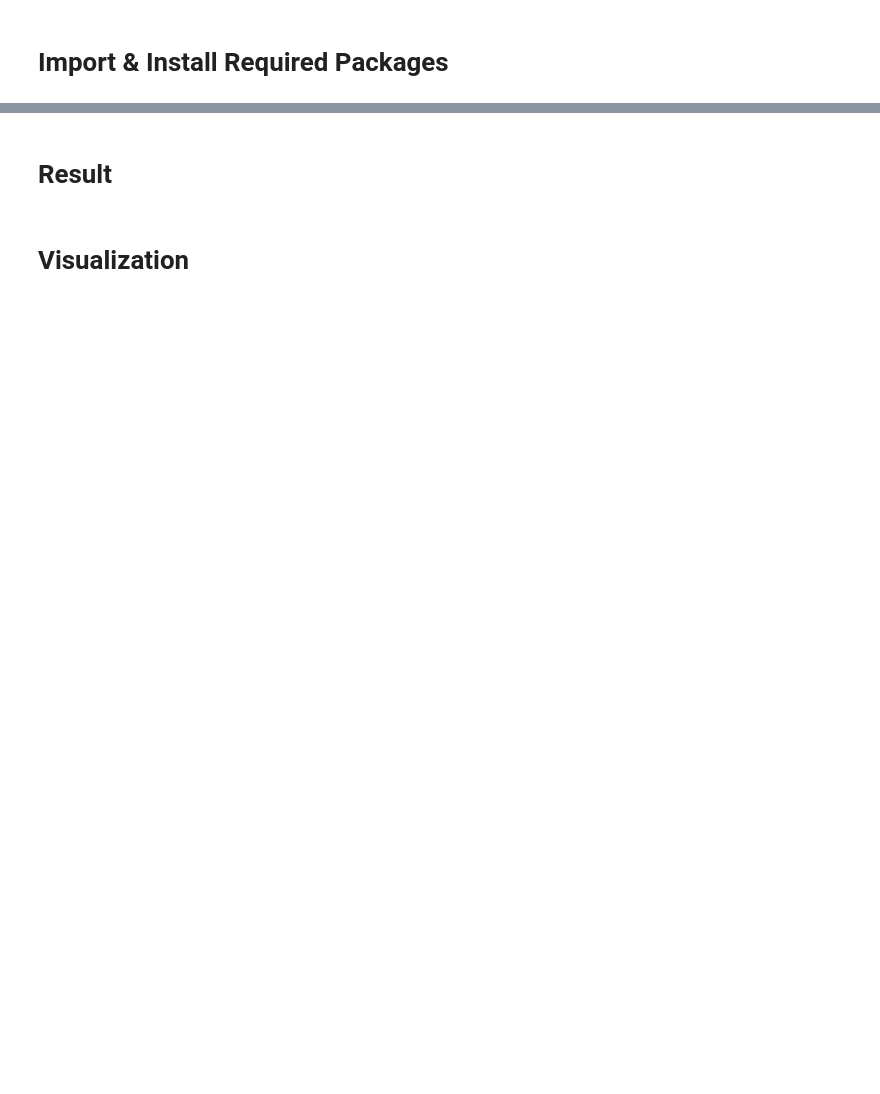
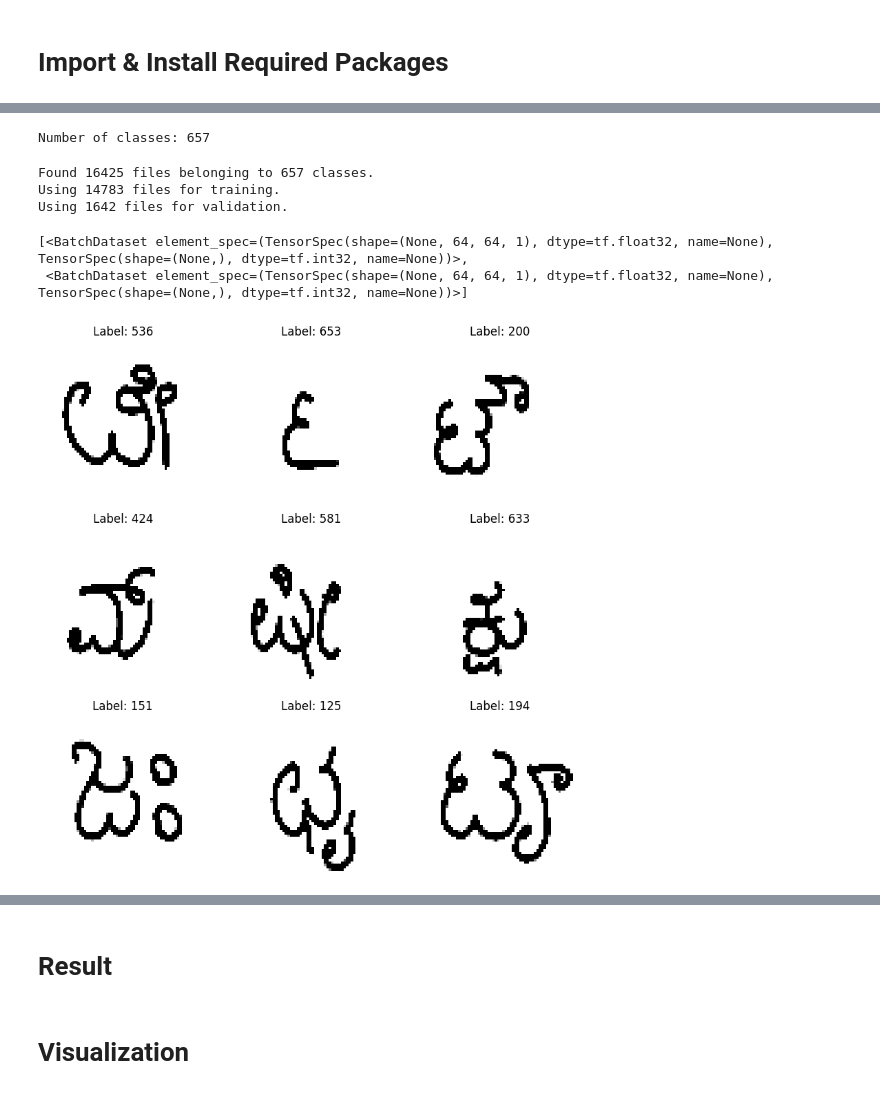
Before and after one commit to onesinus/cnn-model-optimizing, a Jupyter notebook: model-1-kanada.ipynb, the cells around one changed output, grey strips where cells are left out. Cells and saved outputs as stored; diff of their text form; code cells hidden in the pictures; blank space fills up the shorter version.

```diff
--- a/model-1-kanada.ipynb
+++ b/model-1-kanada.ipynb
@@ -142 +77,55 @@ Y Test data shape: (500, 200)
+# %%
+num_classes = len([name for name in os.listdir(organized_dataset_directory) if os.path.isdir(os.path.join(organized_dataset_directory, name))])
+
+print(f"Number of classes: {num_classes}")
+# %% [output]
+Number of classes: 657
+# %%
+# Load images using image_dataset_from_directory
+dataset_path = "E:/Lian/S2/Datasets/kannada_characters/organized"
+
+# Parameters
+image_size = (64, 64)  # Image dimensions
+batch_size = 32  # Batch size
+
+# Create train and test datasets
+dataset = image_dataset_from_directory(
+    dataset_path,
+    image_size=image_size,
+    color_mode='grayscale',
+    batch_size=batch_size,
+    label_mode='int',
+    validation_split=0.1,  # Split data into 90% training, 10% validation
+    subset='both',
+    seed=42
+)
+
+# Unpack train and validation datasets
+train_dataset, test_dataset = dataset
+
+# Normalize pixel values
+normalization_layer = tf.keras.layers.Rescaling(1./255)
+train_dataset = train_dataset.map(lambda x, y: (normalization_layer(x), y))
+test_dataset = test_dataset.map(lambda x, y: (normalization_layer(x), y))
+# %% [output]
+Found 16425 files belonging to 657 classes.
+Using 14783 files for training.
+Using 1642 files for validation.
+# %%
+dataset
+# %% [output]
+[<BatchDataset element_spec=(TensorSpec(shape=(None, 64, 64, 1), dtype=tf.float32, name=None), TensorSpec(shape=(None,), dtype=tf.int32, name=None))>,
+ <BatchDataset element_spec=(TensorSpec(shape=(None, 64, 64, 1), dtype=tf.float32, name=None), TensorSpec(shape=(None,), dtype=tf.int32, name=None))>]
+# %%
+# Visualize some images
+plt.figure(figsize=(10, 10))
+for images, labels in train_dataset.take(1):
+    for i in range(9):
+        ax = plt.subplot(3, 3, i + 1)
+        plt.imshow(images[i].numpy().squeeze(), cmap='gray')
+        plt.title(f"Label: {labels[i].numpy()}")
+        plt.axis("off")
+plt.show()
+# %% [output]
+[figure, added]
 # %%
```
Also changed, not shown: parts of 46 cells of this notebook, 1 other file.
